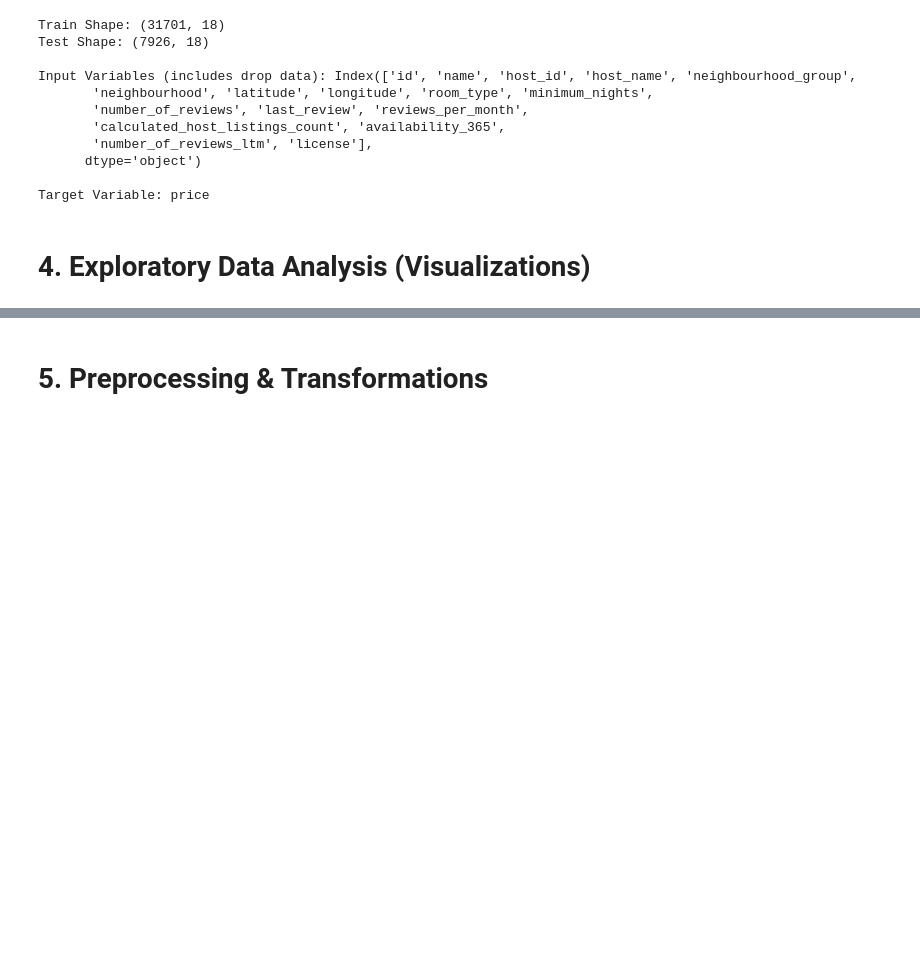
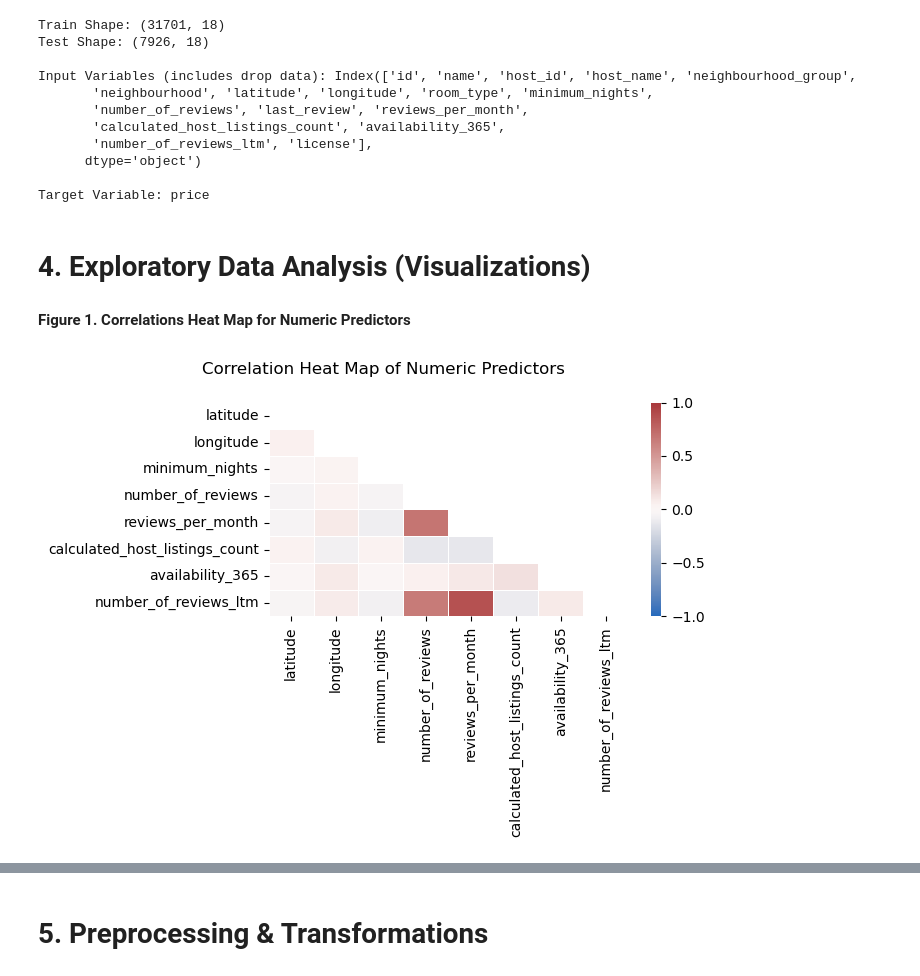
Before and after one commit to DSCI-310-2024/DSCI_310_Group_9_NY-airbnb-analysis, a Jupyter notebook: src/milestone_1.ipynb, the cells around one changed output, grey strips where cells are left out. Cells and saved outputs as stored; diff of their text form; code cells hidden in the pictures; blank space fills up the shorter version.

```diff
--- a/src/milestone_1.ipynb
+++ b/src/milestone_1.ipynb
@@ -273,3 +274,17 @@ Input Variables (includes drop data): Index(['id', 'name', 'host_id', 'host_name
 Target Variable: price
 # %% [markdown]
 # 4. Exploratory Data Analysis (Visualizations)
+# %% [markdown]
+**Figure 1. Correlations Heat Map for Numeric Predictors**
+# %%
+train_corr = train_df[numerical_data].corr(method = 'pearson')
+mask = np.zeros_like(train_corr, dtype=bool)
+mask[np.triu_indices_from(mask)] = True ## Uncomment to clear half the map
+
+fig, ax = plt.subplots(figsize=(7, 5))
+
+sns.heatmap(train_corr, mask=mask, vmin=-1, vmax=1, center=0, linewidths=.5, cmap="vlag")
+fig.suptitle('Correlation Heat Map of Numeric Predictors', fontsize=12)
+fig.tight_layout()
+# %% [output]
+[figure, added]
```
Also changed, not shown: parts of 17 cells of this notebook, 1 other file.
